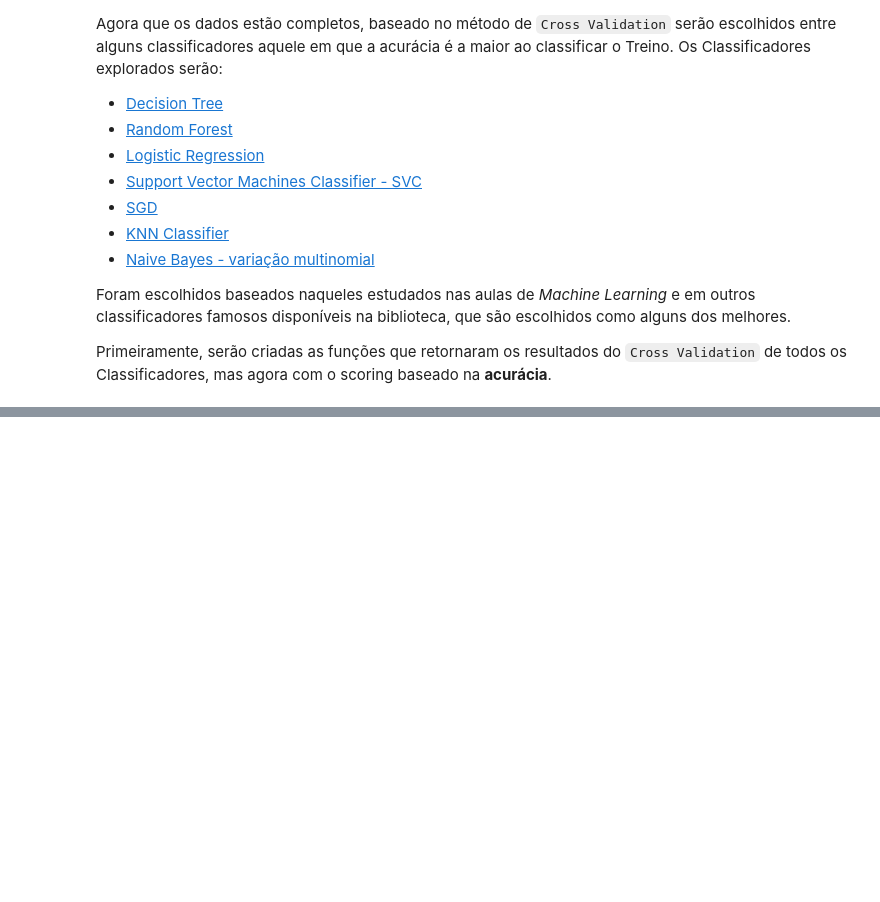
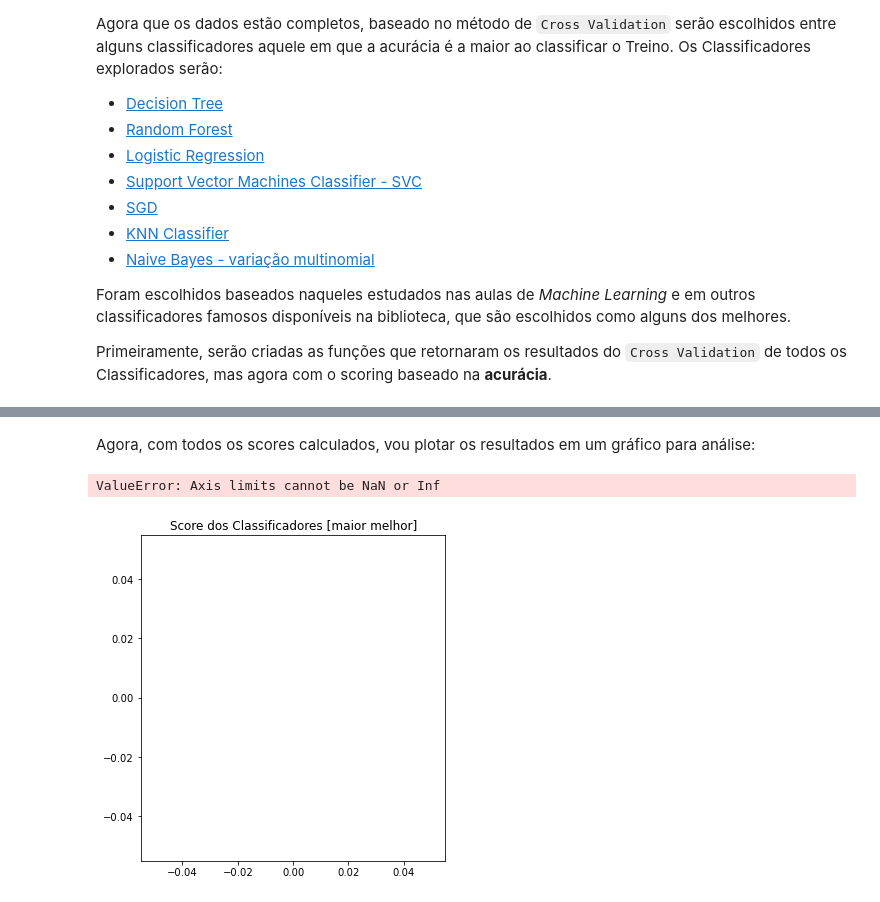
Before and after one commit to henriquemf/projeto-machine-learning, a Jupyter notebook: projeto.ipynb, the cells around one changed output, grey strips where cells are left out. Saved outputs shown, nothing was run; the diff lists cells and outputs as text; code cells hidden in the pictures; blank space fills up the shorter version.

```diff
--- a/projeto.ipynb
+++ b/projeto.ipynb
@@ -561,7 +561,8 @@ X_tratado
 | 8692 | 0.0 | 44.0 | 0.0 | 126.0 | 4688.0 | 0.0 | 0.0 | 12.0 | 608.0 |
 8693 rows × 9 columns
 # %%
-data_important = data.drop(["PassengerId", 'Transported'], axis=1)
+data_y_train = data["Transported"]
+data_important = data.drop(["PassengerId", "Transported"], axis=1)
 data_tratado = pd.concat([X_tratado, data_important], axis=1)
 data_tratado
 # %% [output]
@@ -627,0 +691,8 @@ Primeiramente, serão criadas as funções que retornaram os resultados do `Cros
+# %%
+# Classificador MNB:
+
+from sklearn.naive_bayes import MultinomialNB
+
+def get_classifier_MNB_score(X, y):
+    classifier = MultinomialNB()
+    return cross_val_score(classifier, X, y, cv=N_SPLITS, scoring="accuracy", n_jobs=-1)
@@ -627,0 +701,6 @@ Primeiramente, serão criadas as funções que retornaram os resultados do `Cros
+# %%
+# Criando as listas
+x_labels = []
+
+score_accuracy_mean_list = np.zeros(7)
+score_accuracy_std_list = np.zeros(7)
@@ -627,0 +768,33 @@ Primeiramente, serão criadas as funções que retornaram os resultados do `Cros
+# %% [markdown]
+Agora, com todos os scores calculados, vou plotar os resultados em um gráfico para análise:
+# %%
+n_bars = len(score_accuracy_mean_list)
+xval = np.arange(n_bars)
+
+colors = ["r", "g", "b", "orange", "lime", "magenta", "black"]
+
+# Plotando os Resultados
+plt.figure(figsize=(12, 6))
+ax1 = plt.subplot(121)
+for j in xval:
+    ax1.barh(
+        j,
+        score_accuracy_mean_list[j],
+        xerr=score_accuracy_std_list[j],
+        color=colors[j],
+        alpha=0.6,
+        align="center",
+    )
+
+ax1.set_title("Score dos Classificadores [maior melhor]")
+ax1.set_xlim(left=np.min(score_accuracy_mean_list) * 0.9, right=np.max(score_accuracy_mean_list) * 1.1)
+ax1.set_yticks(xval)
+ax1.set_xlabel("Accuracy")
+ax1.invert_yaxis()
+ax1.set_yticklabels(x_labels)
+
+
+plt.show()
+# %% [output]
+ValueError: Axis limits cannot be NaN or Inf
+[figure, added]
```
Also changed, not shown: parts of 8 cells of this notebook.
